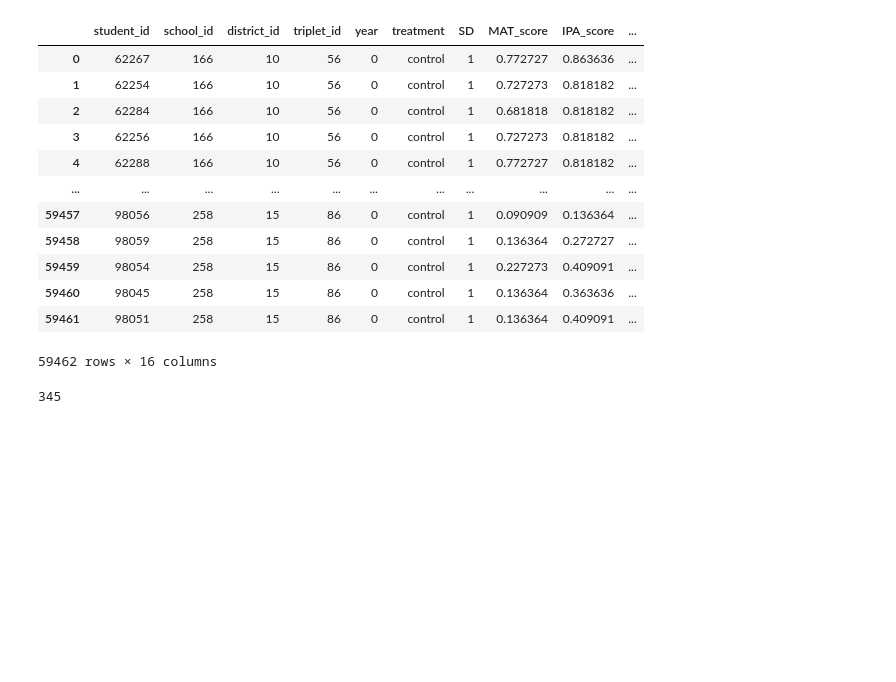
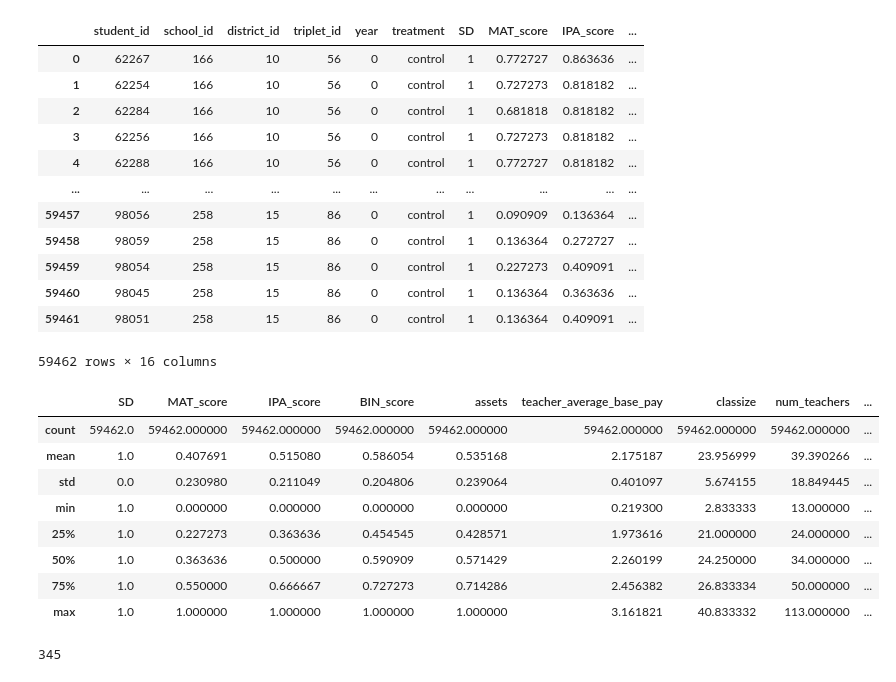
Before and after one commit to igorpradhan/RLRW-NonExchangeable-Conformal-Prediction, a Jupyter notebook: Extension/exploration_indo copy.ipynb, the cells around one changed output. Drawn from its saved outputs; the diff is of its cells as text; code cells hidden in the pictures; blank space fills up the shorter version.

```diff
--- a/Extension/exploration_indo copy.ipynb
+++ b/Extension/exploration_indo copy.ipynb
@@ -174,6 +174,26 @@ student_df
 | 59460 | 98045 | 258 | 15 | 86 | 0 | control | 1 | 0.136364 | 0.363636 | ... |
 | 59461 | 98051 | 258 | 15 | 86 | 0 | control | 1 | 0.136364 | 0.409091 | ... |
 59462 rows × 16 columns
+# %%
+describe_df = student_df.copy()
+describe_df = describe_df.drop(columns = ["year", "student_id", "school_id", "district_id", "triplet_id"])
+describe_df.describe()
+to_tex = describe_df.describe().to_latex()
+
+import pyperclip
+pyperclip.copy(to_tex)
+# %%
+describe_df.describe()
+# %% [output]
+|  | SD | MAT_score | IPA_score | BIN_score | assets | teacher_average_base_pay | classize | num_teachers | ... |
+| count | 59462.0 | 59462.000000 | 59462.000000 | 59462.000000 | 59462.000000 | 59462.000000 | 59462.000000 | 59462.000000 | ... |
+| mean | 1.0 | 0.407691 | 0.515080 | 0.586054 | 0.535168 | 2.175187 | 23.956999 | 39.390266 | ... |
+| std | 0.0 | 0.230980 | 0.211049 | 0.204806 | 0.239064 | 0.401097 | 5.674155 | 18.849445 | ... |
+| min | 1.0 | 0.000000 | 0.000000 | 0.000000 | 0.000000 | 0.219300 | 2.833333 | 13.000000 | ... |
+| 25% | 1.0 | 0.227273 | 0.363636 | 0.454545 | 0.428571 | 1.973616 | 21.000000 | 24.000000 | ... |
+| 50% | 1.0 | 0.363636 | 0.500000 | 0.590909 | 0.571429 | 2.260199 | 24.250000 | 34.000000 | ... |
+| 75% | 1.0 | 0.550000 | 0.666667 | 0.727273 | 0.714286 | 2.456382 | 26.833334 | 50.000000 | ... |
+| max | 1.0 | 1.000000 | 1.000000 | 1.000000 | 1.000000 | 3.161821 | 40.833332 | 113.000000 | ... |
 # %%
 len(np.unique(student_df["school_id"]))
 # %% [output]
```
Also changed, not shown: parts of 12 cells of this notebook, 22 other files.
